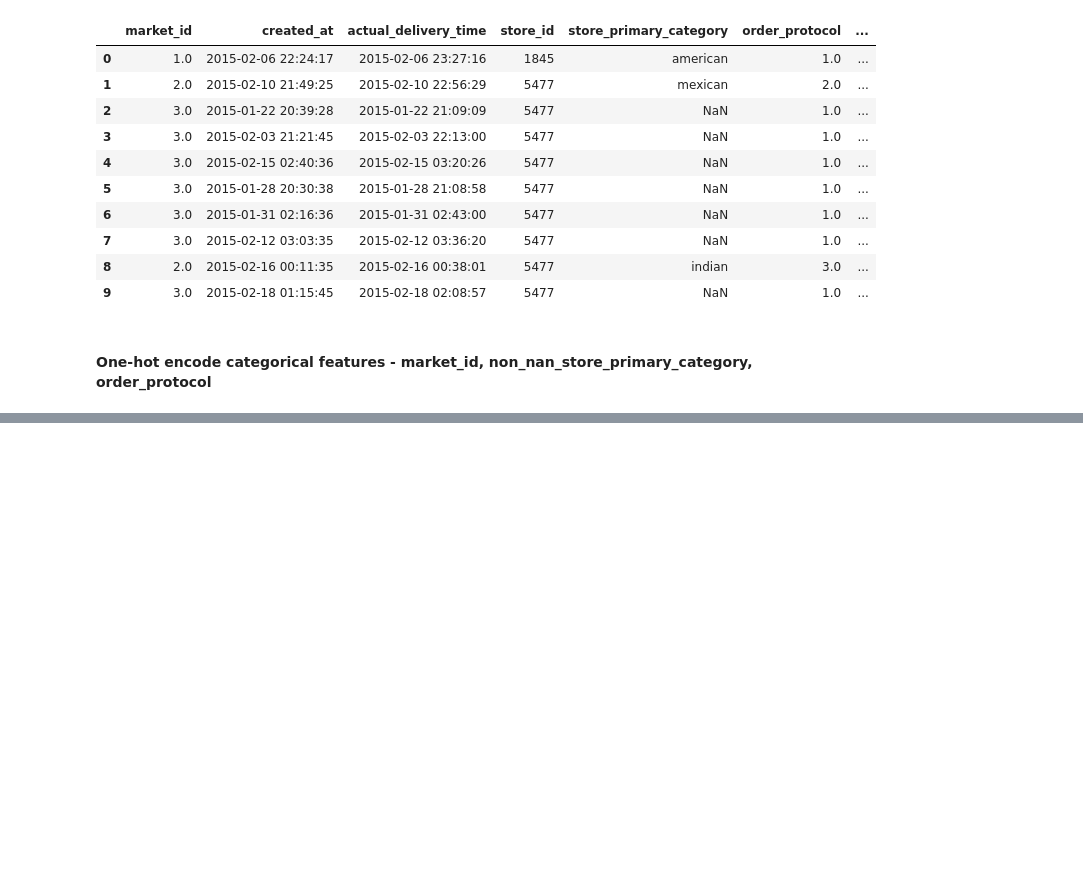
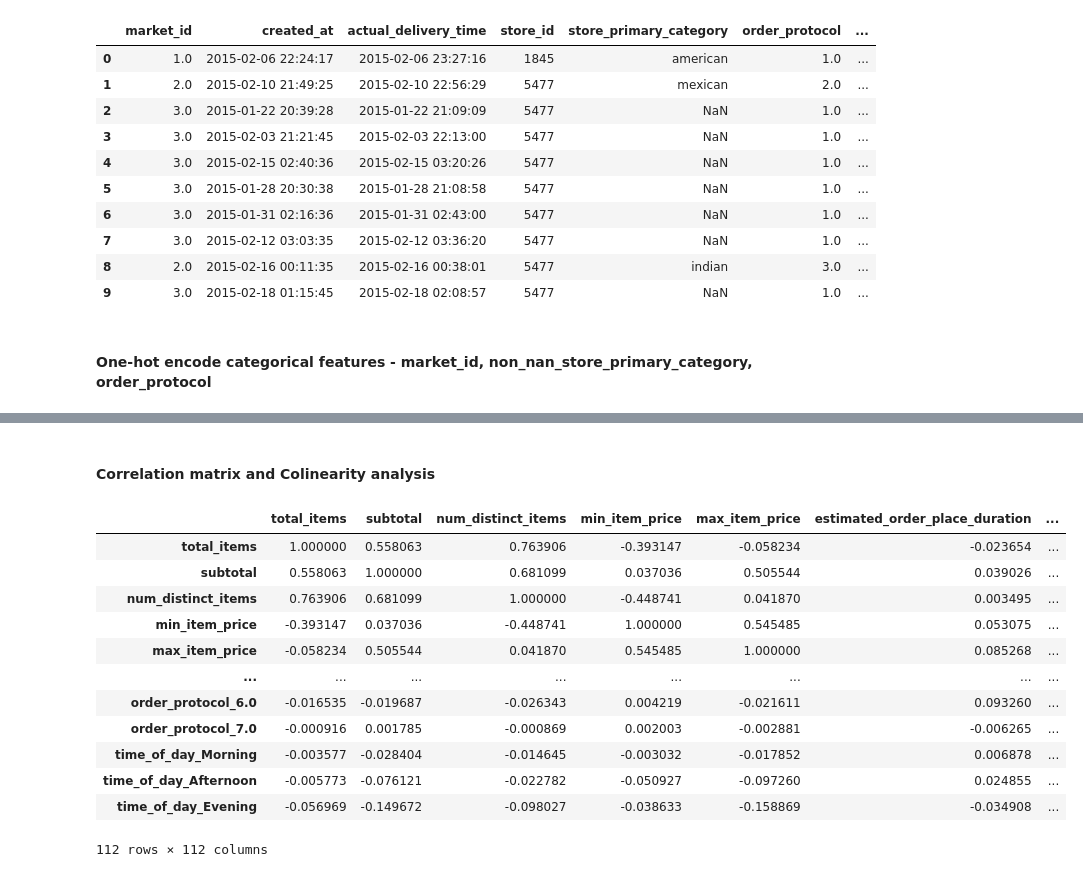
Before and after one commit to MeetPatel89/delivery_pred, a Jupyter notebook: notebooks/explore-0.0.1.ipynb, the cells around one changed output, grey strips where cells are left out. Cells and saved outputs as stored; diff of their text form; code cells hidden in the pictures; blank space fills up the shorter version.

```diff
--- a/notebooks/explore-0.0.1.ipynb
+++ b/notebooks/explore-0.0.1.ipynb
@@ -117,0 +96,6 @@ df["non_nan_market_id"] = df["market_id"].fillna(df["store_id"].map(market_modes
+# %%
+# Considering features - total_onshift_dashers, total_busy_dashers and total_outstanding_orders are dependent on market_id, we can impute missing values for these features using median for given market_id
+market_median_values = df.groupby("non_nan_market_id")[["total_onshift_dashers", "total_busy_dashers", "total_outstanding_orders"]].transform("median")
+df["non_nan_total_onshift_dashers"] = df["total_onshift_dashers"].fillna(market_median_values["total_onshift_dashers"])
+df["non_nan_total_busy_dashers"] = df["total_busy_dashers"].fillna(market_median_values["total_busy_dashers"])
+df["non_nan_total_outstanding_orders"] = df["total_outstanding_orders"].fillna(market_median_values["total_outstanding_orders"])
@@ -163,0 +178,19 @@ for i in train_df.columns:
+# %% [markdown]
+#### Correlation matrix and Colinearity analysis
+# %%
+corr_df = train_df.corr()
+corr_df
+# %% [output]
+|  | total_items | subtotal | num_distinct_items | min_item_price | max_item_price | estimated_order_place_duration | ... |
+| total_items | 1.000000 | 0.558063 | 0.763906 | -0.393147 | -0.058234 | -0.023654 | ... |
+| subtotal | 0.558063 | 1.000000 | 0.681099 | 0.037036 | 0.505544 | 0.039026 | ... |
+| num_distinct_items | 0.763906 | 0.681099 | 1.000000 | -0.448741 | 0.041870 | 0.003495 | ... |
+| min_item_price | -0.393147 | 0.037036 | -0.448741 | 1.000000 | 0.545485 | 0.053075 | ... |
+| max_item_price | -0.058234 | 0.505544 | 0.041870 | 0.545485 | 1.000000 | 0.085268 | ... |
+| ... | ... | ... | ... | ... | ... | ... | ... |
+| order_protocol_6.0 | -0.016535 | -0.019687 | -0.026343 | 0.004219 | -0.021611 | 0.093260 | ... |
+| order_protocol_7.0 | -0.000916 | 0.001785 | -0.000869 | 0.002003 | -0.002881 | -0.006265 | ... |
+| time_of_day_Morning | -0.003577 | -0.028404 | -0.014645 | -0.003032 | -0.017852 | 0.006878 | ... |
+| time_of_day_Afternoon | -0.005773 | -0.076121 | -0.022782 | -0.050927 | -0.097260 | 0.024855 | ... |
+| time_of_day_Evening | -0.056969 | -0.149672 | -0.098027 | -0.038633 | -0.158869 | -0.034908 | ... |
+112 rows × 112 columns
```
Also changed, not shown: parts of 15 cells of this notebook.
